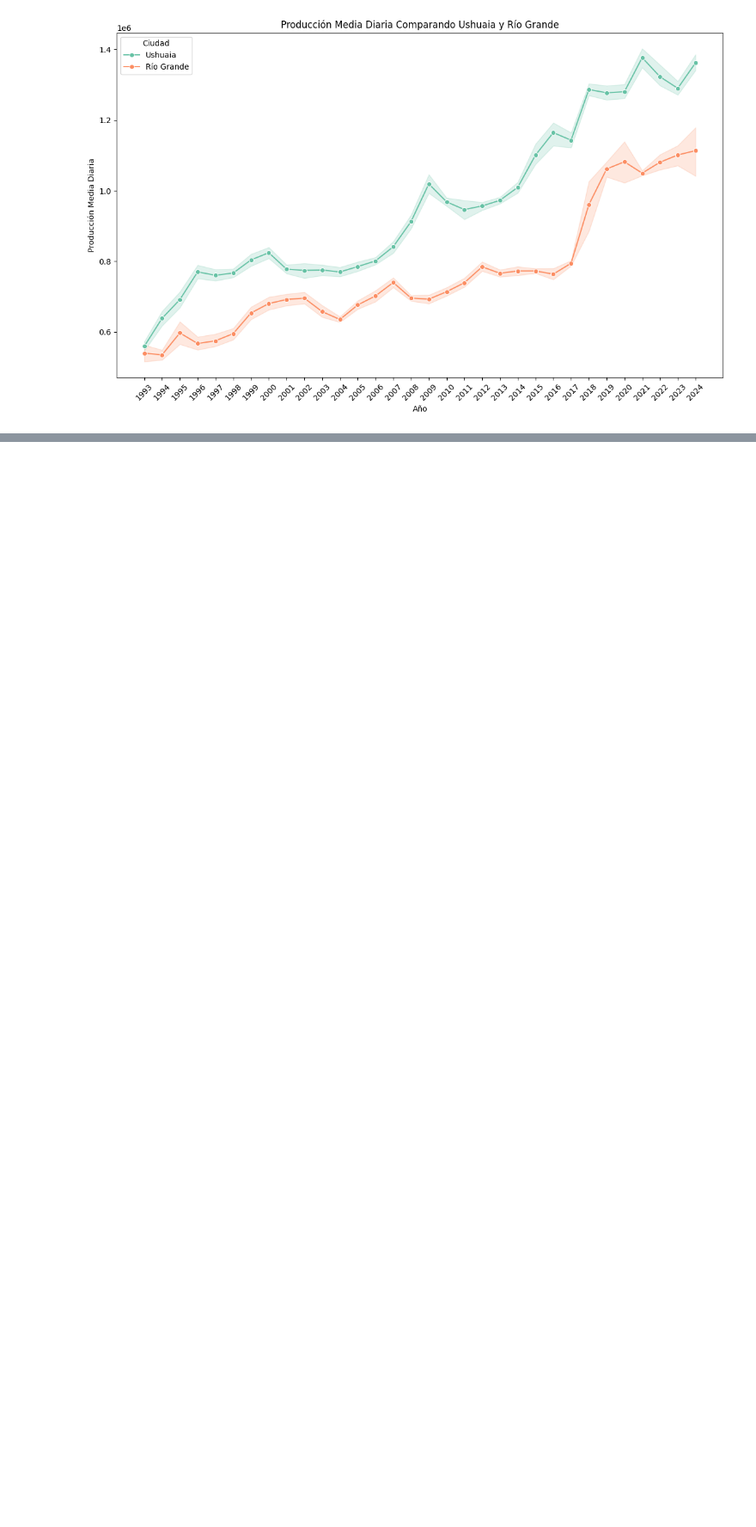
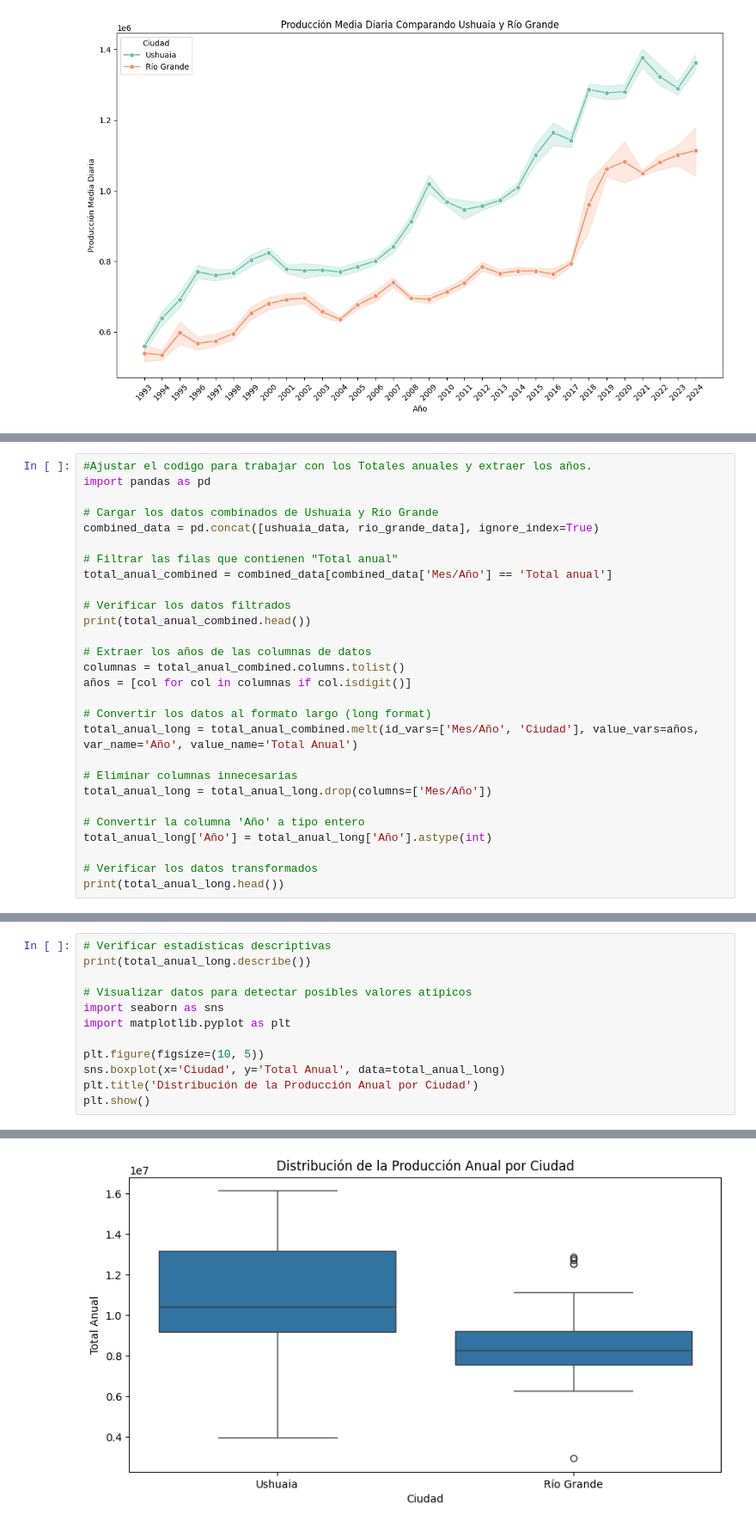
Before and after one commit to ValeriaCommatteo/aprendizaje-TP-Final, a Jupyter notebook: notebooks/proyecto_produccion_agua.ipynb, the cells around one changed output, grey strips where cells are left out. Shown at 86% size. Saved outputs shown, nothing was run; the diff lists cells and outputs as text; blank space fills up the shorter version.

```diff
--- a/notebooks/proyecto_produccion_agua.ipynb
+++ b/notebooks/proyecto_produccion_agua.ipynb
@@ -132,0 +349,28 @@ for year in years:
+# %%
+#Ajustar el codigo para trabajar con los Totales anuales y extraer los años.
+import pandas as pd
+
+# Cargar los datos combinados de Ushuaia y Río Grande
+combined_data = pd.concat([ushuaia_data, rio_grande_data], ignore_index=True)
+
+# Filtrar las filas que contienen "Total anual"
+total_anual_combined = combined_data[combined_data['Mes/Año'] == 'Total anual']
+
+# Verificar los datos filtrados
+print(total_anual_combined.head())
+
+# Extraer los años de las columnas de datos
+columnas = total_anual_combined.columns.tolist()
+años = [col for col in columnas if col.isdigit()]
+
+# Convertir los datos al formato largo (long format)
+total_anual_long = total_anual_combined.melt(id_vars=['Mes/Año', 'Ciudad'], value_vars=años, var_name='Año', value_name='Total Anual')
+
+# Eliminar columnas innecesarias
+total_anual_long = total_anual_long.drop(columns=['Mes/Año'])
+
+# Convertir la columna 'Año' a tipo entero
+total_anual_long['Año'] = total_anual_long['Año'].astype(int)
+
+# Verificar los datos transformados
+print(total_anual_long.head())
@@ -191,0 +460,13 @@ plt.show()
+# %%
+# Verificar estadísticas descriptivas
+print(total_anual_long.describe())
+
+# Visualizar datos para detectar posibles valores atípicos
+import seaborn as sns
+import matplotlib.pyplot as plt
+
+plt.figure(figsize=(10, 5))
+sns.boxplot(x='Ciudad', y='Total Anual', data=total_anual_long)
+plt.title('Distribución de la Producción Anual por Ciudad')
+plt.show()
+# %% [output]
@@ -191,0 +482 @@ plt.show()
+[figure, added]
```
Also changed, not shown: parts of 26 cells of this notebook.
